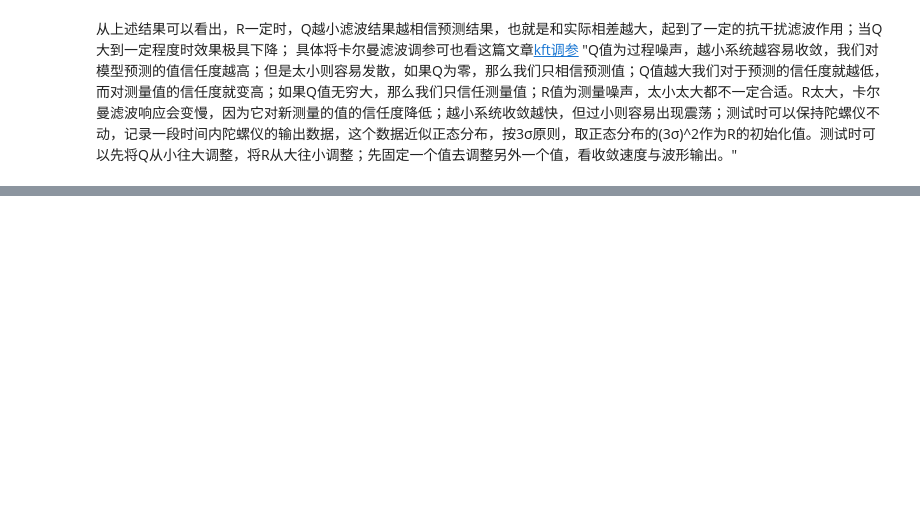
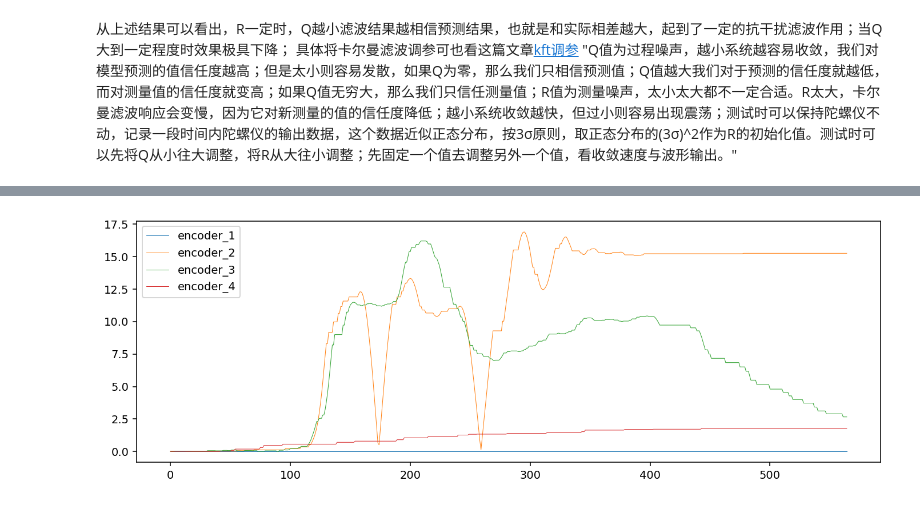
Before and after one commit to Ouch-Lee/diploma_project, a Jupyter notebook: EE_control/plot_angles.ipynb, the cells around one changed output, grey strips where cells are left out. Drawn from its saved outputs; the diff is of its cells as text; code cells hidden in the pictures; blank space fills up the shorter version.

```diff
--- a/EE_control/plot_angles.ipynb
+++ b/EE_control/plot_angles.ipynb
@@ -192,0 +237,5 @@ Text(0.5, 1.0, 'Q = 10')
+# %%
+file_smallArm_2 = '/Users/lilinlin/Desktop/毕设/data_analyze/小臂定位-2.txt'
+plot_the_curve_without0(file_smallArm_2, 140,(12,4))
+# %% [output]
+[figure, added]
```
Also changed, not shown: parts of 21 cells of this notebook, 19 other files.
